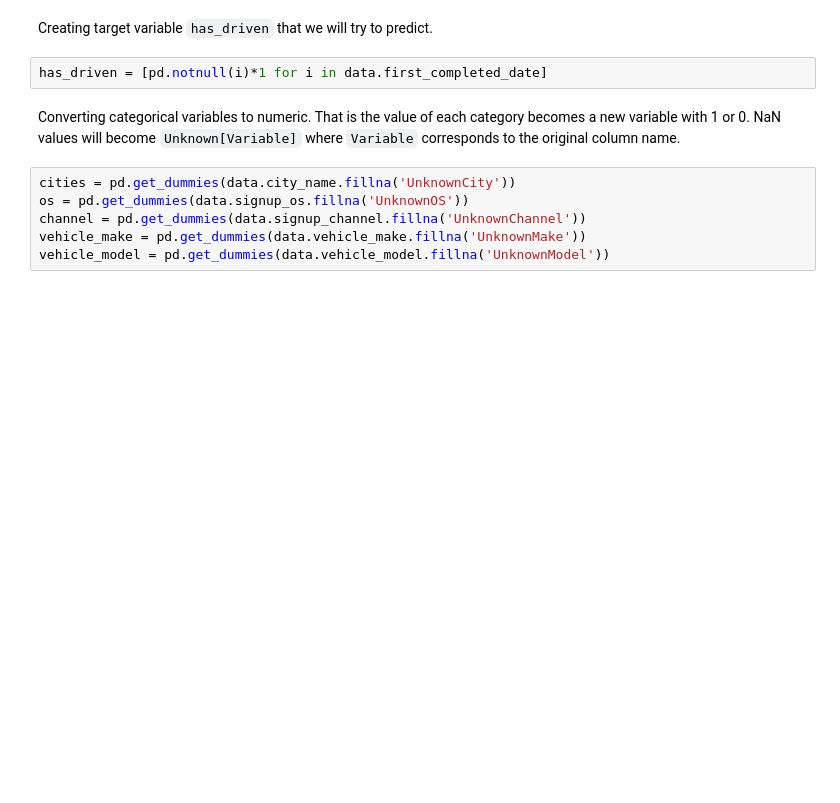
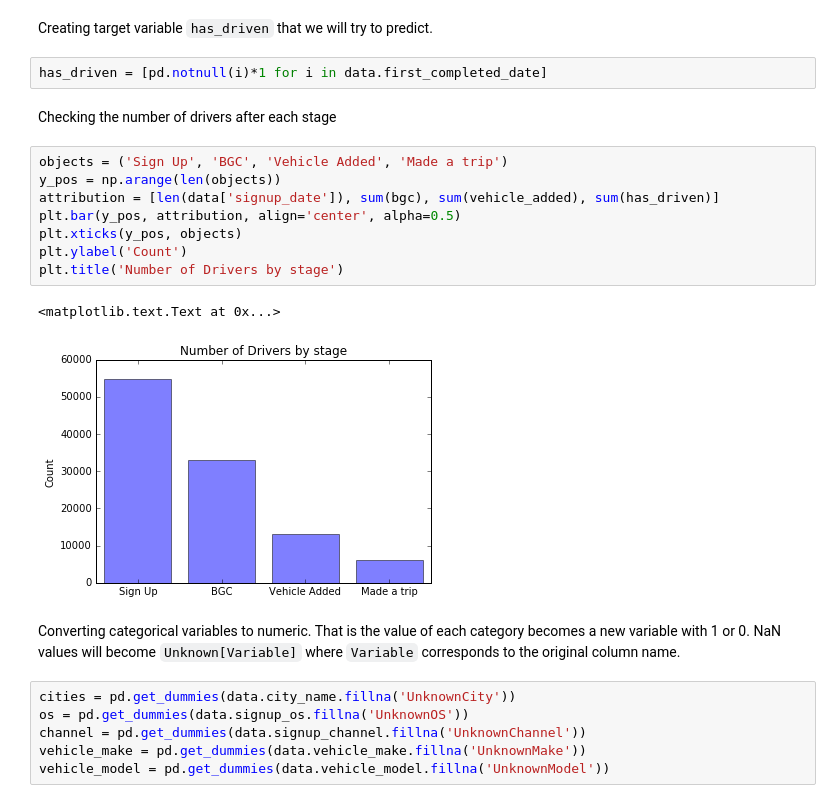
Before and after one commit to Bakhus/U_app_exam, a Jupyter notebook: Question3.ipynb, the cells around one changed output. Drawn from its saved outputs; the diff is of its cells as text; blank space fills up the shorter version.

```diff
--- a/Question3.ipynb
+++ b/Question3.ipynb
@@ -113,6 +171,19 @@ subdata = pd.DataFrame({'bgc':bgc,'vehicle_added':vehicle_added, 'vehicle_year':
 Creating target variable `has_driven` that we will try to predict.
 # %%
 has_driven = [pd.notnull(i)*1 for i in data.first_completed_date]
+# %% [markdown]
+Checking the number of drivers after each stage
+# %%
+objects = ('Sign Up', 'BGC', 'Vehicle Added', 'Made a trip')
+y_pos = np.arange(len(objects))
+attribution = [len(data['signup_date']), sum(bgc), sum(vehicle_added), sum(has_driven)]
+plt.bar(y_pos, attribution, align='center', alpha=0.5)
+plt.xticks(y_pos, objects)
+plt.ylabel('Count')
+plt.title('Number of Drivers by stage')
+# %% [output]
+<matplotlib.text.Text at 0x...>
+[figure, added]
 # %% [markdown]
 Converting categorical variables to numeric. That is the value of each category becomes a new variable with 1 or 0.
 NaN values will become `Unknown[Variable]` where `Variable` corresponds to the original column name.
```
Also changed, not shown: parts of 25 cells of this notebook, 1 other file.
